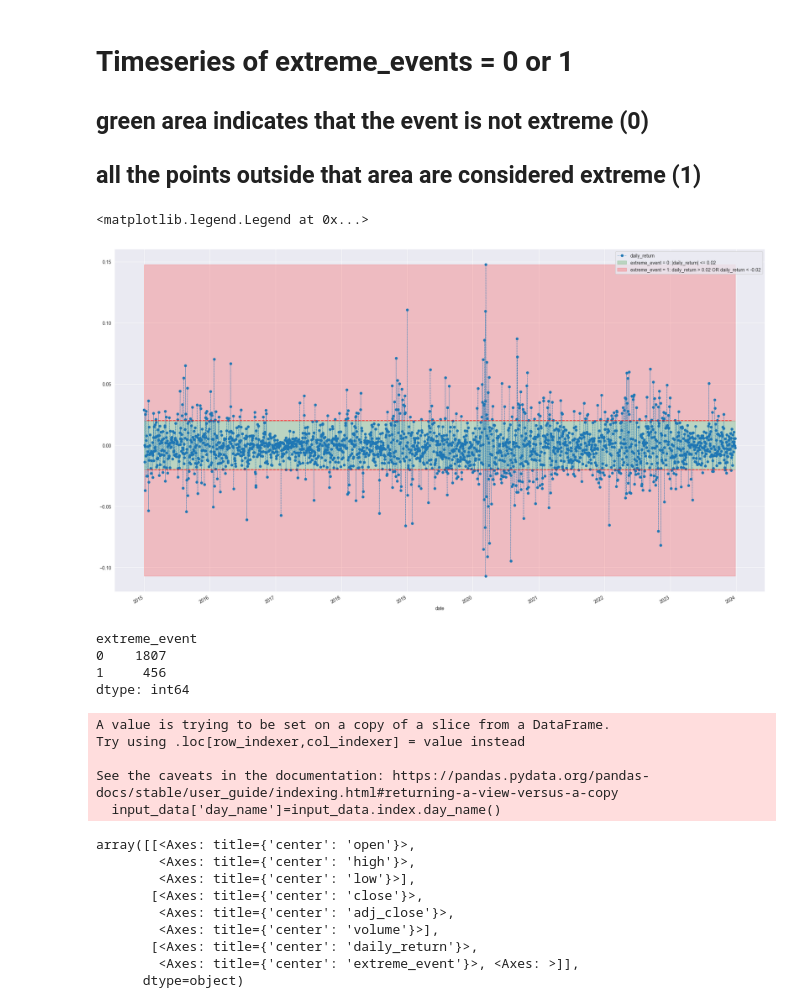
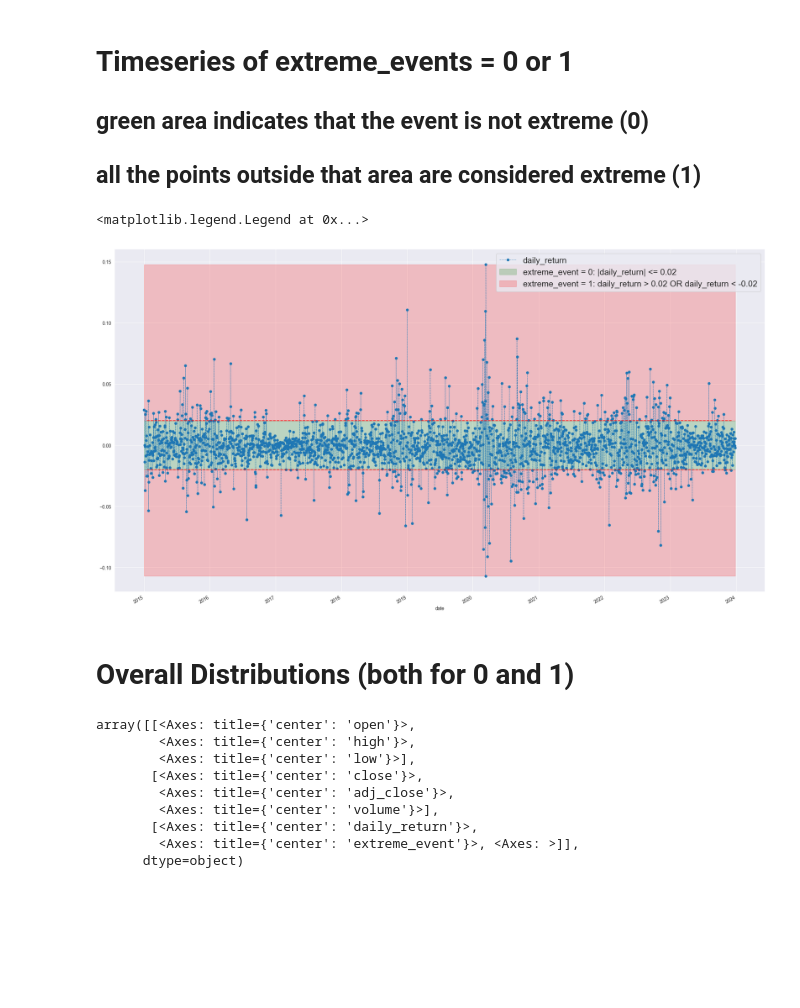
Before and after one commit to agerom/aic2_assignment, a Jupyter notebook: eda.ipynb, the cells around one changed output. Drawn from its saved outputs; the diff is of its cells as text; code cells hidden in the pictures; blank space fills up the shorter version.

```diff
--- a/eda.ipynb
+++ b/eda.ipynb
@@ -242,33 +258,16 @@ See the caveats in the documentation: https://pandas.pydata.org/pandas-docs/stab
 ## green area indicates that the event is not extreme (0)
 ## all the points outside that area are considered extreme (1)
 # %%
-margin = 0.02#  np.where(df['value'].abs() > 0.02, 1, 0)
-input_data.loc[:,'extreme_event'] = np.where(np.abs(input_data['daily_return'])>margin,1,0) #(np.abs(input_data['daily_return']>margin)).astype(int)####BUG Is THE minus reflected on the extreme_event
 input_data.plot(y='daily_return',marker='.',linestyle='-.',linewidth=.5,ms=10,figsize=(25,15))
 plt.axhline(xmin=0.05,xmax=.95,y=margin, color='red', linestyle='--')
 plt.axhline(xmin=0.05,xmax=.95,y=-margin, color='red', linestyle='--')
 plt.fill_between(x=input_data.index,y1=margin,y2=-margin,color='green',alpha=0.2,label=f'extreme_event = 0: |daily_return| <= {margin}')
 plt.fill_between(x=input_data.index,y1=+margin,y2=input_data.daily_return.max(),color='red',alpha=0.2,label=f'extreme_event = 1: daily_return > {margin} OR daily_return < -{margin}')
 plt.fill_between(x=input_data.index,y1=-margin,y2=input_data.daily_return.min(),color='red',alpha=0.2)#no need for label
-
-plt.legend()
+plt.legend(fontsize=18)
 # %% [output]
 <matplotlib.legend.Legend at 0x...>
-[figure, old version]
+[figure, new version]
-# %%
-#check the distributions based on extreme event flag
-input_data.groupby('extreme_event').size()
-# %% [output]
-extreme_event
-0    1807
-1     456
-dtype: int64
-# %%
-input_data['day_name']=input_data.index.day_name()
-# %% [output]
-A value is trying to be set on a copy of a slice from a DataFrame.
-Try using .loc[row_indexer,col_indexer] = value instead
-
-See the caveats in the documentation: https://pandas.pydata.org/pandas-docs/stable/user_guide/indexing.html#returning-a-view-versus-a-copy
-  input_data['day_name']=input_data.index.day_name()
+# %% [markdown]
+# Overall Distributions (both for 0 and 1)
 # %%
```
Also changed, not shown: parts of 47 cells of this notebook, 4 other files.
